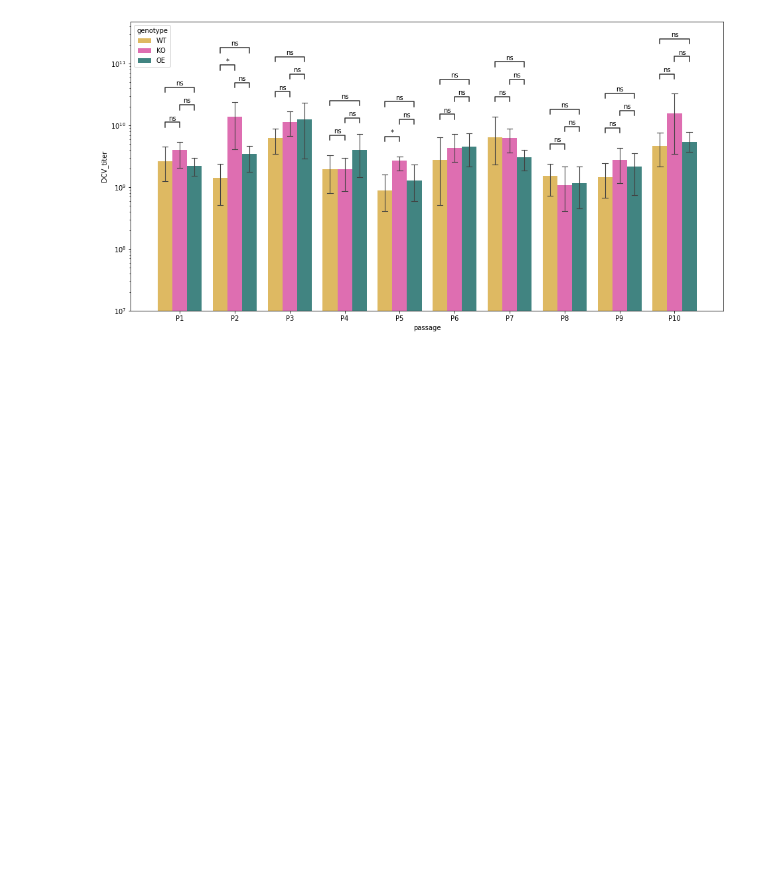
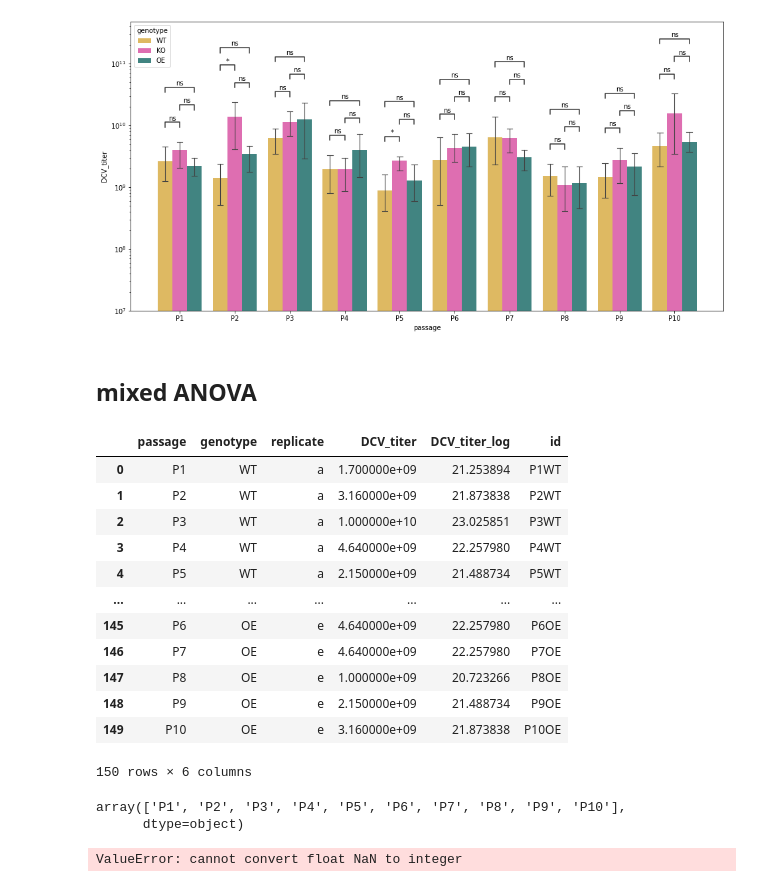
Before and after one commit to LaraFuhrmann/DCV-Evolution-Data-Processing, a Jupyter notebook: workflow/notebooks/Figure_1C__viral_titers.ipynb, the cells around one changed output. Saved outputs shown, nothing was run; the diff lists cells and outputs as text; code cells hidden in the pictures; blank space fills up the shorter version.

```diff
--- a/workflow/notebooks/Figure_1C__viral_titers.ipynb
+++ b/workflow/notebooks/Figure_1C__viral_titers.ipynb
@@ -158,3 +158,5 @@ P10_WT vs. P10_OE: t-test independent samples, P_val:4.862e-01 t=-7.301e-01
 # %%
 fig.savefig("./000__Manuscript_figures/Figure_1C__viral_titers.pdf")
 fig.savefig("./000__Manuscript_figures/Figure_1C__viral_titers.svg")
+# %% [markdown]
+## mixed ANOVA
@@ -160,0 +170,36 @@ fig.savefig("./000__Manuscript_figures/Figure_1C__viral_titers.svg")
+# %%
+df["DCV_titer_log"] = np.log(df["DCV_titer"])
+
+df
+# %% [output]
+|  | passage | genotype | replicate | DCV_titer | DCV_titer_log | id |
+| 0 | P1 | WT | a | 1.700000e+09 | 21.253894 | P1WT |
+| 1 | P2 | WT | a | 3.160000e+09 | 21.873838 | P2WT |
+| 2 | P3 | WT | a | 1.000000e+10 | 23.025851 | P3WT |
+| 3 | P4 | WT | a | 4.640000e+09 | 22.257980 | P4WT |
+| 4 | P5 | WT | a | 2.150000e+09 | 21.488734 | P5WT |
+| ... | ... | ... | ... | ... | ... | ... |
+| 145 | P6 | OE | e | 4.640000e+09 | 22.257980 | P6OE |
+| 146 | P7 | OE | e | 4.640000e+09 | 22.257980 | P7OE |
+| 147 | P8 | OE | e | 1.000000e+09 | 20.723266 | P8OE |
+| 148 | P9 | OE | e | 2.150000e+09 | 21.488734 | P9OE |
+| 149 | P10 | OE | e | 3.160000e+09 | 21.873838 | P10OE |
+150 rows × 6 columns
+# %%
+df["passage"].unique()
+# %% [output]
+array(['P1', 'P2', 'P3', 'P4', 'P5', 'P6', 'P7', 'P8', 'P9', 'P10'],
+      dtype=object)
+# %%
+df['id'] = df['passage'] + df['genotype']
+
+res = pg.mixed_anova(dv='DCV_titer_log',
+                      within='passage',
+                      between='genotype',
+                      subject='id',
+                      data=df[['DCV_titer_log', 'passage', 'genotype', 'id']],
+                     )
+
+res
+# %% [output]
+ValueError: cannot convert float NaN to integer
```
Also changed, not shown: parts of 6 cells of this notebook, 2 other files.
